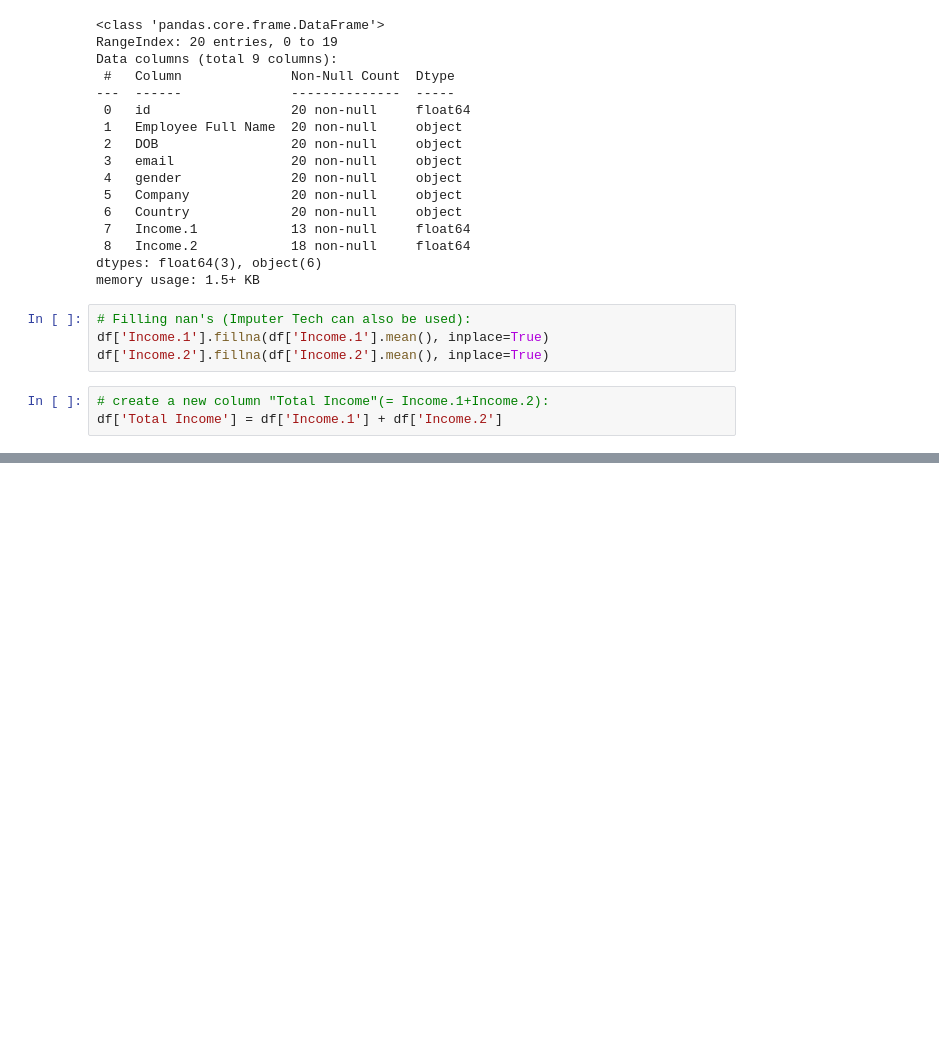
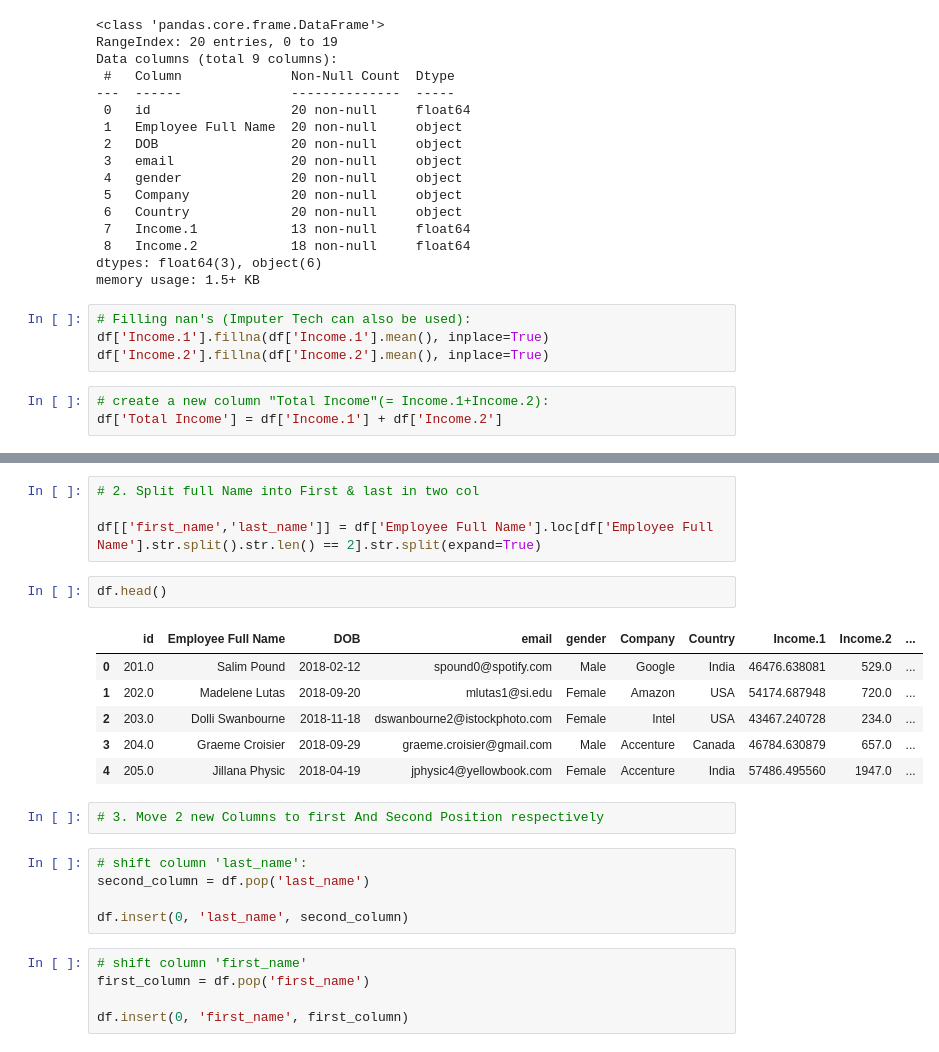
Before and after one commit to ksr2312/DT_Projects, a Jupyter notebook: DS_ExtraClass_13 to 15_09_23.ipynb, the cells around one changed output, grey strips where cells are left out. Saved outputs shown, nothing was run; the diff lists cells and outputs as text; blank space fills up the shorter version.

```diff
--- a/DS_ExtraClass_13 to 15_09_23.ipynb
+++ b/DS_ExtraClass_13 to 15_09_23.ipynb
@@ -215,0 +243,25 @@ df
+# %%
+# 2. Split full Name into First & last in two col
+
+df[['first_name','last_name']] = df['Employee Full Name'].loc[df['Employee Full Name'].str.split().str.len() == 2].str.split(expand=True)
+# %%
+df.head()
+# %% [output]
+|  | id | Employee Full Name | DOB | email | gender | Company | Country | Income.1 | Income.2 | ... |
+| 0 | 201.0 | Salim Pound | 2018-02-12 | spound0@spotify.com | Male | Google | India | 46476.638081 | 529.0 | ... |
+| 1 | 202.0 | Madelene Lutas | 2018-09-20 | mlutas1@si.edu | Female | Amazon | USA | 54174.687948 | 720.0 | ... |
+| 2 | 203.0 | Dolli Swanbourne | 2018-11-18 | dswanbourne2@istockphoto.com | Female | Intel | USA | 43467.240728 | 234.0 | ... |
+| 3 | 204.0 | Graeme Croisier | 2018-09-29 | graeme.croisier@gmail.com | Male | Accenture | Canada | 46784.630879 | 657.0 | ... |
+| 4 | 205.0 | Jillana Physic | 2018-04-19 | jphysic4@yellowbook.com | Female | Accenture | India | 57486.495560 | 1947.0 | ... |
+# %%
+# 3. Move 2 new Columns to first And Second Position respectively
+# %%
+# shift column 'last_name':
+second_column = df.pop('last_name')
+
+df.insert(0, 'last_name', second_column)
+# %%
+# shift column 'first_name'
+first_column = df.pop('first_name')
+
+df.insert(0, 'first_name', first_column)
```
Also changed, not shown: parts of 6 cells of this notebook.
